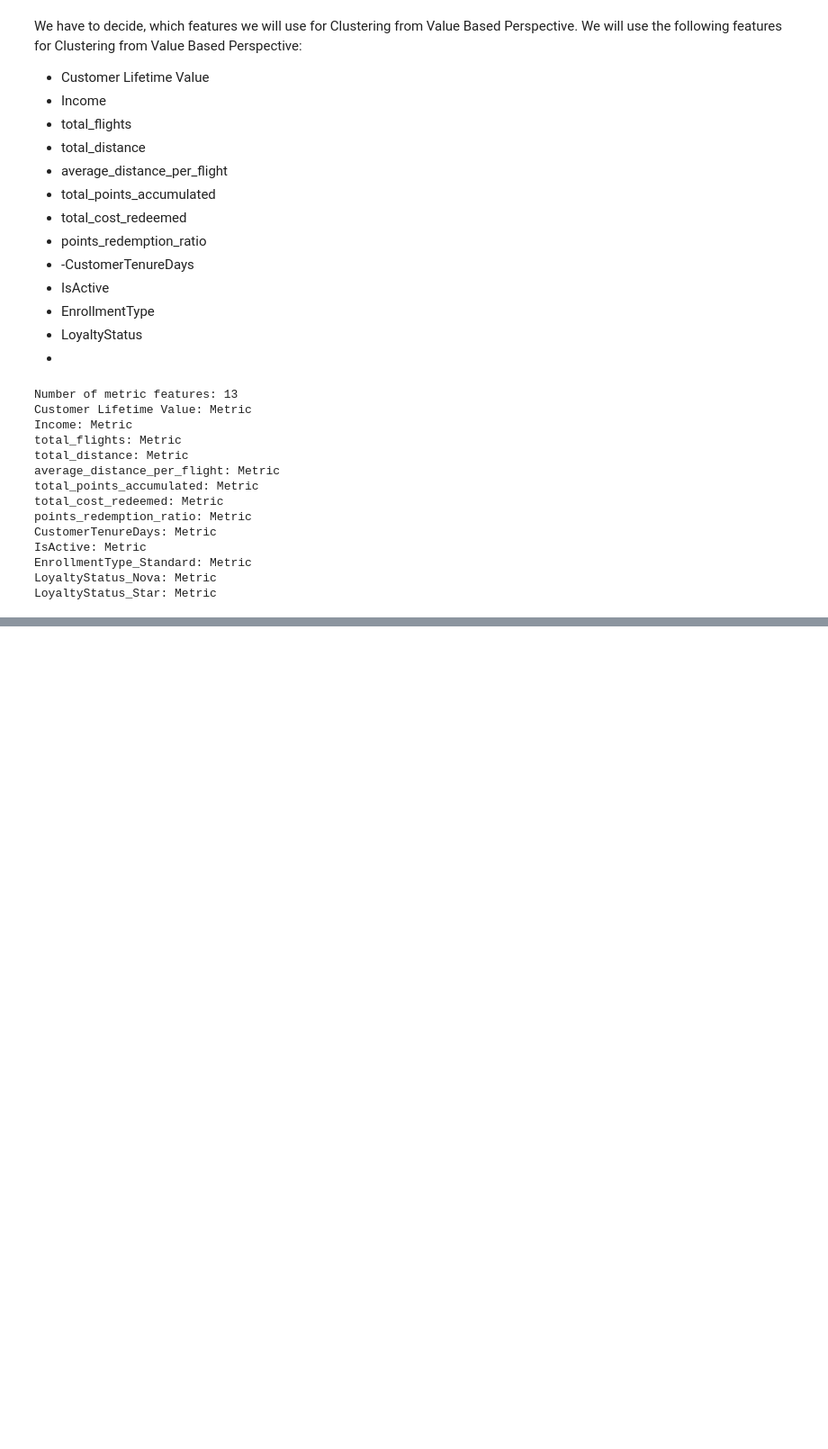
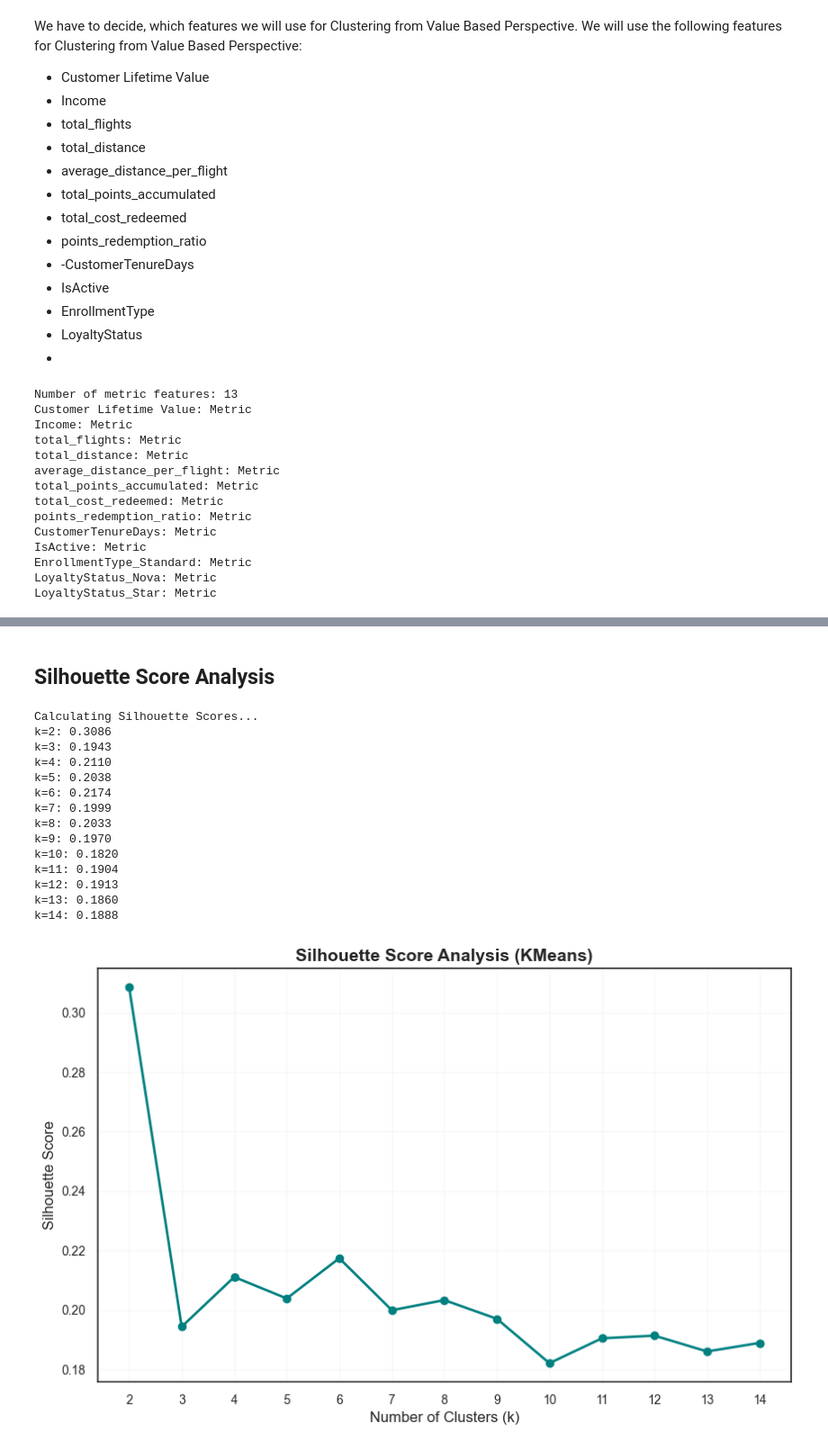
Before and after one commit to Mehmet1700/DataMining2025, a Jupyter notebook: notebooks_deliverable2/01_Clustering_Value_Based.ipynb, the cells around one changed output, grey strips where cells are left out. Shown at 90% size. Cells and saved outputs as stored; diff of their text form; code cells hidden in the pictures; blank space fills up the shorter version.

```diff
--- a/notebooks_deliverable2/01_Clustering_Value_Based.ipynb
+++ b/notebooks_deliverable2/01_Clustering_Value_Based.ipynb
@@ -179,7 +194,7 @@ We will use the following features for Clustering from Value Based Perspective:
 # %%
 # Value based features selection
 
-preference_features = [
+value_based_features = [
     'Customer Lifetime Value',
     'Income',
     'total_flights',
@@ -225,0 +243,8 @@ LoyaltyStatus_Star: Metric
+# %%
+# Standard Scaler for Value Based Features
+from sklearn.preprocessing import StandardScaler
+scaler = StandardScaler()
+
+# Scale the value based features
+df_value_based = pd.DataFrame(scaler.fit_transform(customers[value_based_features]), columns=value_based_features)
+df_value_based.head()
@@ -225,0 +414,49 @@ LoyaltyStatus_Star: Metric
+# %% [markdown]
+## Silhouette Score Analysis <a id="silhouette-score-analysis"></a>
+# %%
+from sklearn.metrics import silhouette_score
+
+silhouette_scores = {}
+k_range = range(2, 15)
+
+print("Calculating Silhouette Scores...")
+
+for k in k_range:
+    # KMeans Parameter setzen
+    kmeans.set_params(n_clusters=k, random_state=42)
+
+    # Clustering durchführen
+    labels = kmeans.fit_predict(df_value_based)
+
+    # Score berechnen
+    score = silhouette_score(df_value_based, labels)
+    silhouette_scores[k] = score
+    print(f"k={k}: {score:.4f}")
+
+
+
+# Visualisierung
+plt.figure(figsize=(10, 6))
+pd.Series(silhouette_scores).plot(marker='o', color='teal')
+plt.title('Silhouette Score Analysis (KMeans)', fontsize=14)
+plt.xlabel('Number of Clusters (k)', fontsize=12)
+plt.ylabel('Silhouette Score', fontsize=12)
+plt.xticks(k_range)
+plt.grid(True, alpha=0.3)
+plt.show()
+# %% [output]
+Calculating Silhouette Scores...
+k=2: 0.3086
+k=3: 0.1943
+k=4: 0.2110
+k=5: 0.2038
+k=6: 0.2174
+k=7: 0.1999
+k=8: 0.2033
+k=9: 0.1970
+k=10: 0.1820
+k=11: 0.1904
+k=12: 0.1913
+k=13: 0.1860
+k=14: 0.1888
+[figure, added]
```
Also changed, not shown: parts of 41 cells of this notebook, 1 other file.
